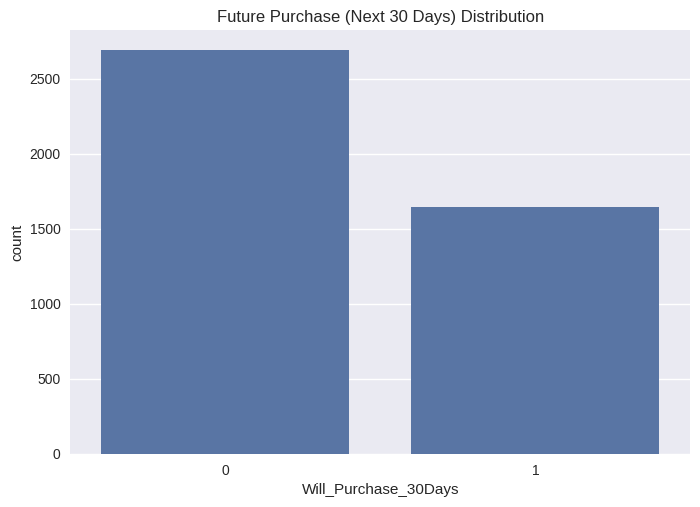
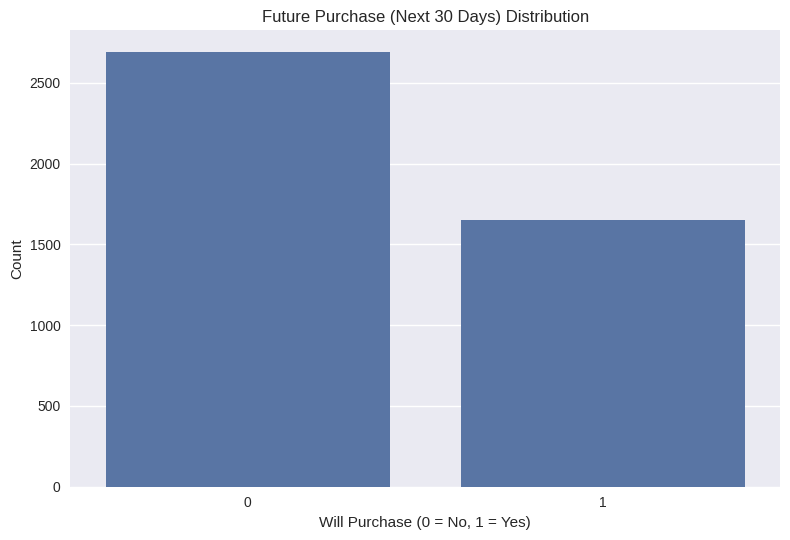
The notebook cell's code change between the first figure and the second:
--- before
+++ after
@@ -1,3 +1,8 @@
 sns.countplot(x="Will_Purchase_30Days", data=customer_df)
 plt.title("Future Purchase (Next 30 Days) Distribution")
+plt.xlabel("Will Purchase (0 = No, 1 = Yes)")
+plt.ylabel("Count")
+
+plt.tight_layout()
+plt.savefig("images/target_balance.png", dpi=300)
 plt.show()

Commit: updating using Colab